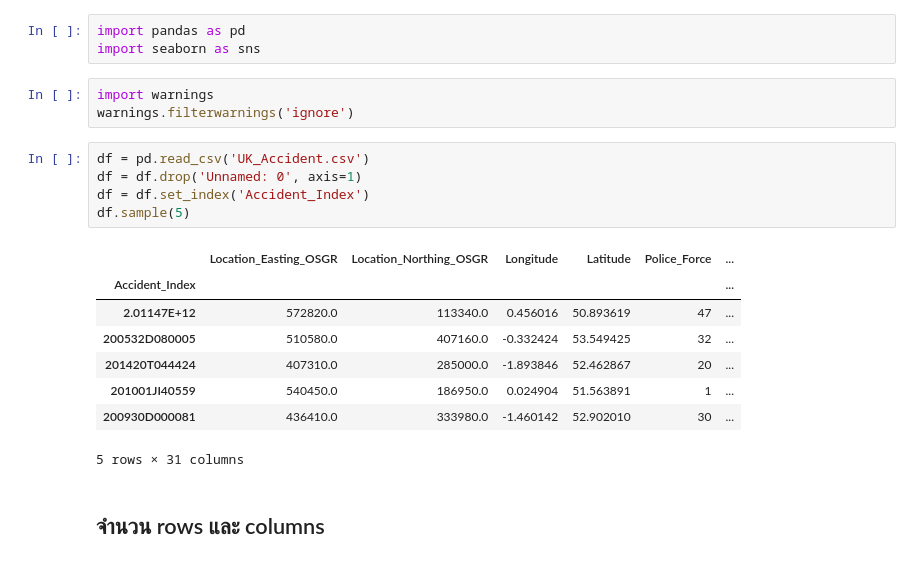
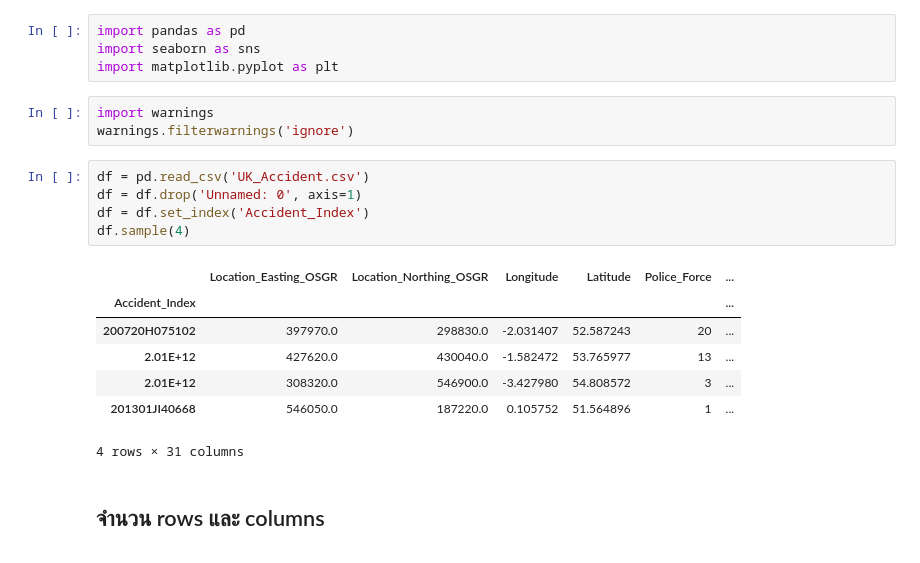
Before and after one commit to kirby-cs-org/project, a Jupyter notebook: analysis.ipynb, the cells around one changed output. Cells and saved outputs as stored; diff of their text form.

```diff
--- a/analysis.ipynb
+++ b/analysis.ipynb
@@ -1,23 +1,23 @@
 # %%
 import pandas as pd
 import seaborn as sns
+import matplotlib.pyplot as plt
 # %%
 import warnings
 warnings.filterwarnings('ignore')
 # %%
 df = pd.read_csv('UK_Accident.csv')
 df = df.drop('Unnamed: 0', axis=1)
 df = df.set_index('Accident_Index')
-df.sample(5)
+df.sample(4)
 # %% [output]
 |  | Location_Easting_OSGR | Location_Northing_OSGR | Longitude | Latitude | Police_Force | ... |
 | Accident_Index |  |  |  |  |  | ... |
-| 2.01147E+12 | 572820.0 | 113340.0 | 0.456016 | 50.893619 | 47 | ... |
-| 200532D080005 | 510580.0 | 407160.0 | -0.332424 | 53.549425 | 32 | ... |
-| 201420T044424 | 407310.0 | 285000.0 | -1.893846 | 52.462867 | 20 | ... |
-| 201001JI40559 | 540450.0 | 186950.0 | 0.024904 | 51.563891 | 1 | ... |
-| 200930D000081 | 436410.0 | 333980.0 | -1.460142 | 52.902010 | 30 | ... |
+| 200720H075102 | 397970.0 | 298830.0 | -2.031407 | 52.587243 | 20 | ... |
+| 2.01E+12 | 427620.0 | 430040.0 | -1.582472 | 53.765977 | 13 | ... |
+| 2.01E+12 | 308320.0 | 546900.0 | -3.427980 | 54.808572 | 3 | ... |
+| 201301JI40668 | 546050.0 | 187220.0 | 0.105752 | 51.564896 | 1 | ... |
-5 rows × 31 columns
+4 rows × 31 columns
 # %% [markdown]
 ## จำนวน rows และ columns
 # %%
```
Also changed, not shown: parts of 11 cells of this notebook.
